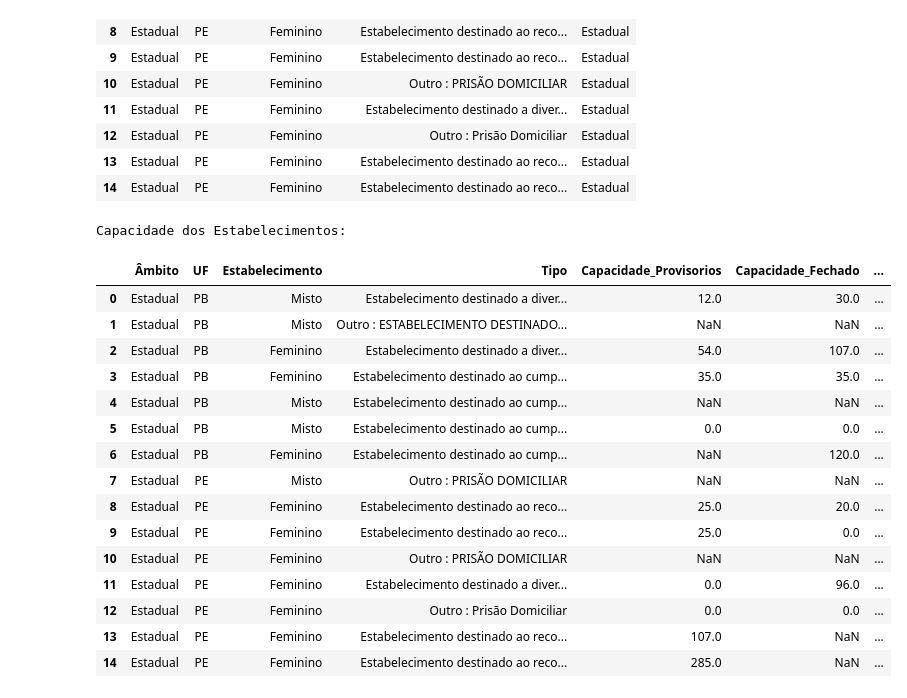
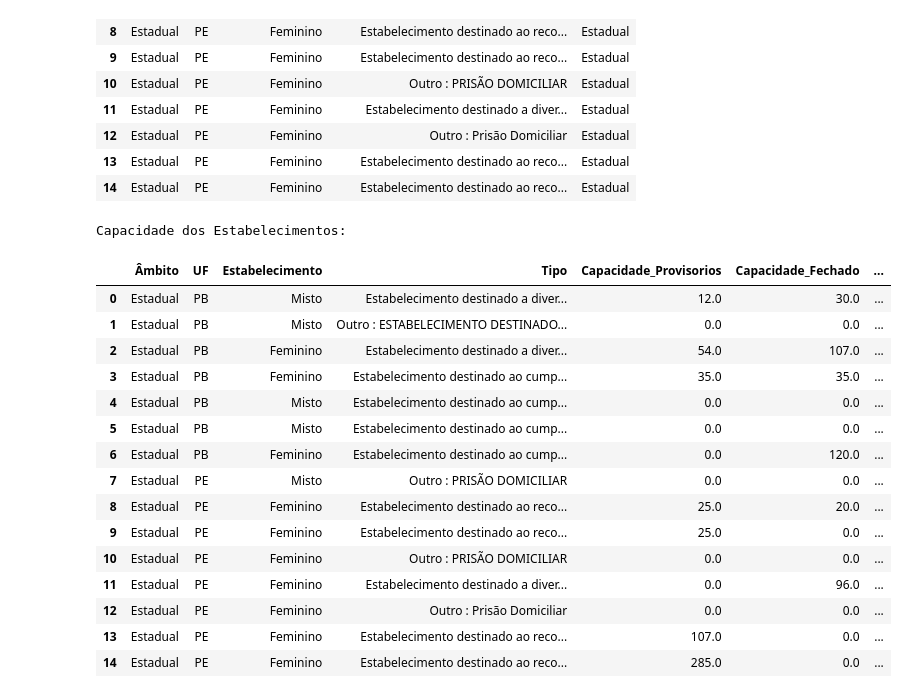
Before and after one commit to CaroliisRibeiro/Projeto-Analise-de-dados-Python-Sistema-Prisional-Feminino-Brasil-PE-PB-PI-e-SP-, a Jupyter notebook: projeto-final.ipynb, the cells around one changed output. Drawn from its saved outputs; the diff is of its cells as text; code cells hidden in the pictures.

```diff
--- a/projeto-final.ipynb
+++ b/projeto-final.ipynb
@@ -411,0 +428,9 @@ Length: 96, dtype: int64
+# %%
+
+df_sistema_prisional_feminino_brasil
+
+# Excluir as linhas onde 'UF' é igual a 'SP'
+df_sistema_prisional_feminino_brasil = df_sistema_prisional_feminino_brasil.query('UF != "SP"')
+
+# Substitua "caminho/do/seu/novo/arquivo/novo-arquivo.csv" pelo caminho desejado para o novo arquivo CSV
+novo_caminho_arquivo = "C:/Users/PROFESSOR/estudos-reprograma/projeto-final/Projeto-Analise-de-dados-Python-Sistema-Prisional-Feminino-Brasil-PE-PB-PI-e-SP"
@@ -514,45 +559,45 @@ df_tipos_gestao.head(15)
 # %%
 # - vizu 1 - Capacidade dos Estabelecimentos
 
 # Carregando os dados do arquivo CSV original
-df_original = pd.read_csv('14o-ciclo-base-de-dados-2023-1-semestre.2.-PB-PE-PI-SP.csv')
+df_sistema_prisional_feminino_brasil
 
 # Selecionando as colunas necessárias para a capacidade
 colunas_capacidade = ['Âmbito', 'UF',
                       '1.1 Estabelecimento originalmente destinado a pessoa privadas de liberdade do sexo',
                       '1.2 Tipo de estabelecimento - originalmente destinado',
                       '1.3 Capacidade do estabelecimento | Presos provisórios | Feminino',
                       '1.3 Capacidade do estabelecimento | Regime fechado | Feminino',
                       '1.3 Capacidade do estabelecimento | Regime semiaberto | Feminino',
                       '1.3 Capacidade do estabelecimento | Regime aberto | Feminino']
 
 # Filtrando as colunas necessárias para a capacidade
-df_capacidade = df_original[colunas_capacidade].copy()
+df_capacidade = df_sistema_prisional_feminino_brasil[colunas_capacidade].copy()
 
 # Renomeando as colunas para facilitar o acesso
 df_capacidade.columns = ["Âmbito", "UF", "Estabelecimento", "Tipo", "Capacidade_Provisorios", "Capacidade_Fechado", "Capacidade_Semiaberto", "Capacidade_Aberto"]
 
 # Exibindo o DataFrame de capacidade
 print("Capacidade dos Estabelecimentos:")
 df_capacidade.head(15)
 # %% [output]
 Capacidade dos Estabelecimentos:
 |  | Âmbito | UF | Estabelecimento | Tipo | Capacidade_Provisorios | Capacidade_Fechado | ... |
 | 0 | Estadual | PB | Misto | Estabelecimento destinado a diver... | 12.0 | 30.0 | ... |
-| 1 | Estadual | PB | Misto | Outro : ESTABELECIMENTO DESTINADO... | NaN | NaN | ... |
+| 1 | Estadual | PB | Misto | Outro : ESTABELECIMENTO DESTINADO... | 0.0 | 0.0 | ... |
 | 2 | Estadual | PB | Feminino | Estabelecimento destinado a diver... | 54.0 | 107.0 | ... |
 | 3 | Estadual | PB | Feminino | Estabelecimento destinado ao cump... | 35.0 | 35.0 | ... |
-| 4 | Estadual | PB | Misto | Estabelecimento destinado ao cump... | NaN | NaN | ... |
+| 4 | Estadual | PB | Misto | Estabelecimento destinado ao cump... | 0.0 | 0.0 | ... |
 | 5 | Estadual | PB | Misto | Estabelecimento destinado ao cump... | 0.0 | 0.0 | ... |
-| 6 | Estadual | PB | Feminino | Estabelecimento destinado ao cump... | NaN | 120.0 | ... |
-| 7 | Estadual | PE | Misto | Outro : PRISÃO DOMICILIAR | NaN | NaN | ... |
+| 6 | Estadual | PB | Feminino | Estabelecimento destinado ao cump... | 0.0 | 120.0 | ... |
+| 7 | Estadual | PE | Misto | Outro : PRISÃO DOMICILIAR | 0.0 | 0.0 | ... |
 | 8 | Estadual | PE | Feminino | Estabelecimento destinado ao reco... | 25.0 | 20.0 | ... |
 | 9 | Estadual | PE | Feminino | Estabelecimento destinado ao reco... | 25.0 | 0.0 | ... |
-| 10 | Estadual | PE | Feminino | Outro : PRISÃO DOMICILIAR | NaN | NaN | ... |
+| 10 | Estadual | PE | Feminino | Outro : PRISÃO DOMICILIAR | 0.0 | 0.0 | ... |
 | 11 | Estadual | PE | Feminino | Estabelecimento destinado a diver... | 0.0 | 96.0 | ... |
 | 12 | Estadual | PE | Feminino | Outro : Prisão Domiciliar | 0.0 | 0.0 | ... |
-| 13 | Estadual | PE | Feminino | Estabelecimento destinado ao reco... | 107.0 | NaN | ... |
-| 14 | Estadual | PE | Feminino | Estabelecimento destinado ao reco... | 285.0 | NaN | ... |
+| 13 | Estadual | PE | Feminino | Estabelecimento destinado ao reco... | 107.0 | 0.0 | ... |
+| 14 | Estadual | PE | Feminino | Estabelecimento destinado ao reco... | 285.0 | 0.0 | ... |
 # %%
 # - vizu 2  - Condições e Cuidados para Bebês e Crianças:
 # Filtrando as colunas necessárias para condições e cuidados para bebês e crianças
```
Also changed, not shown: parts of 40 cells of this notebook, 30 other files.
